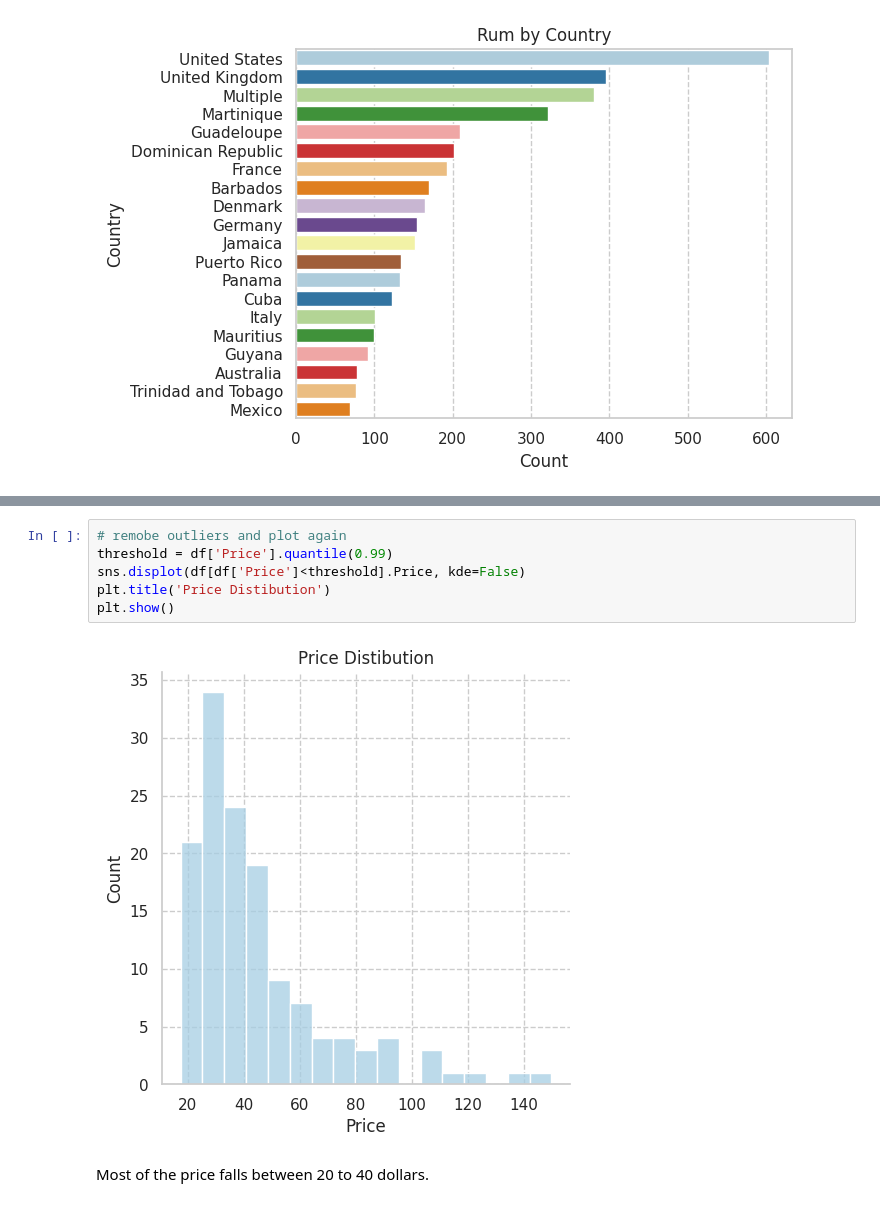
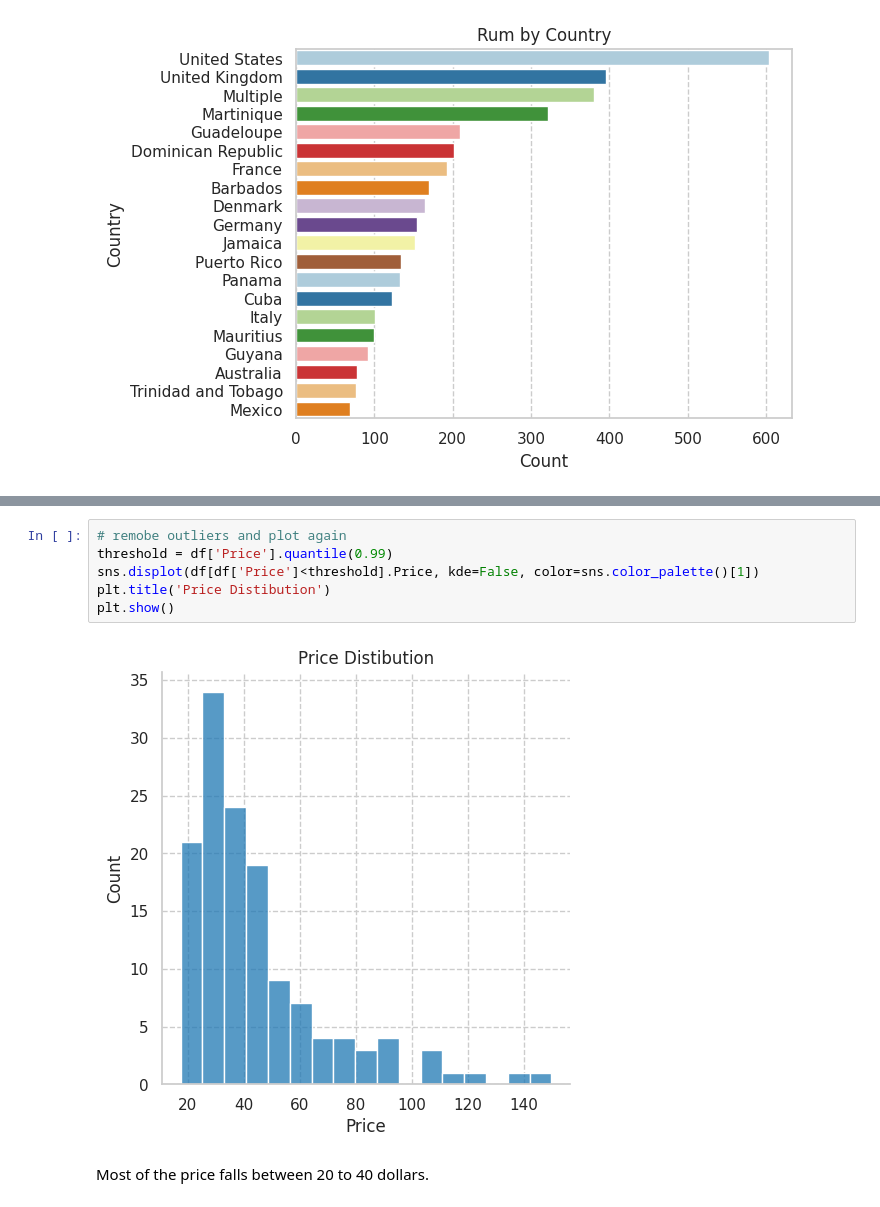
Before and after one commit to yinanazhou/rum-analysis, a Jupyter notebook: data_analysis.ipynb, the cells around one changed output, grey strips where cells are left out. Cells and saved outputs as stored; diff of their text form.

```diff
--- a/data_analysis.ipynb
+++ b/data_analysis.ipynb
@@ -209,11 +212,11 @@ plt.show()
 # %%
 # remobe outliers and plot again
 threshold = df['Price'].quantile(0.99)
-sns.displot(df[df['Price']<threshold].Price, kde=False)
+sns.displot(df[df['Price']<threshold].Price, kde=False, color=sns.color_palette()[1])
 plt.title('Price Distibution')
 plt.show()
 # %% [output]
-[figure, old version]
+[figure, new version]
 # %% [markdown]
 Most of the price falls between 20 to 40 dollars.
 # %%
```
Also changed, not shown: parts of 13 cells of this notebook.
